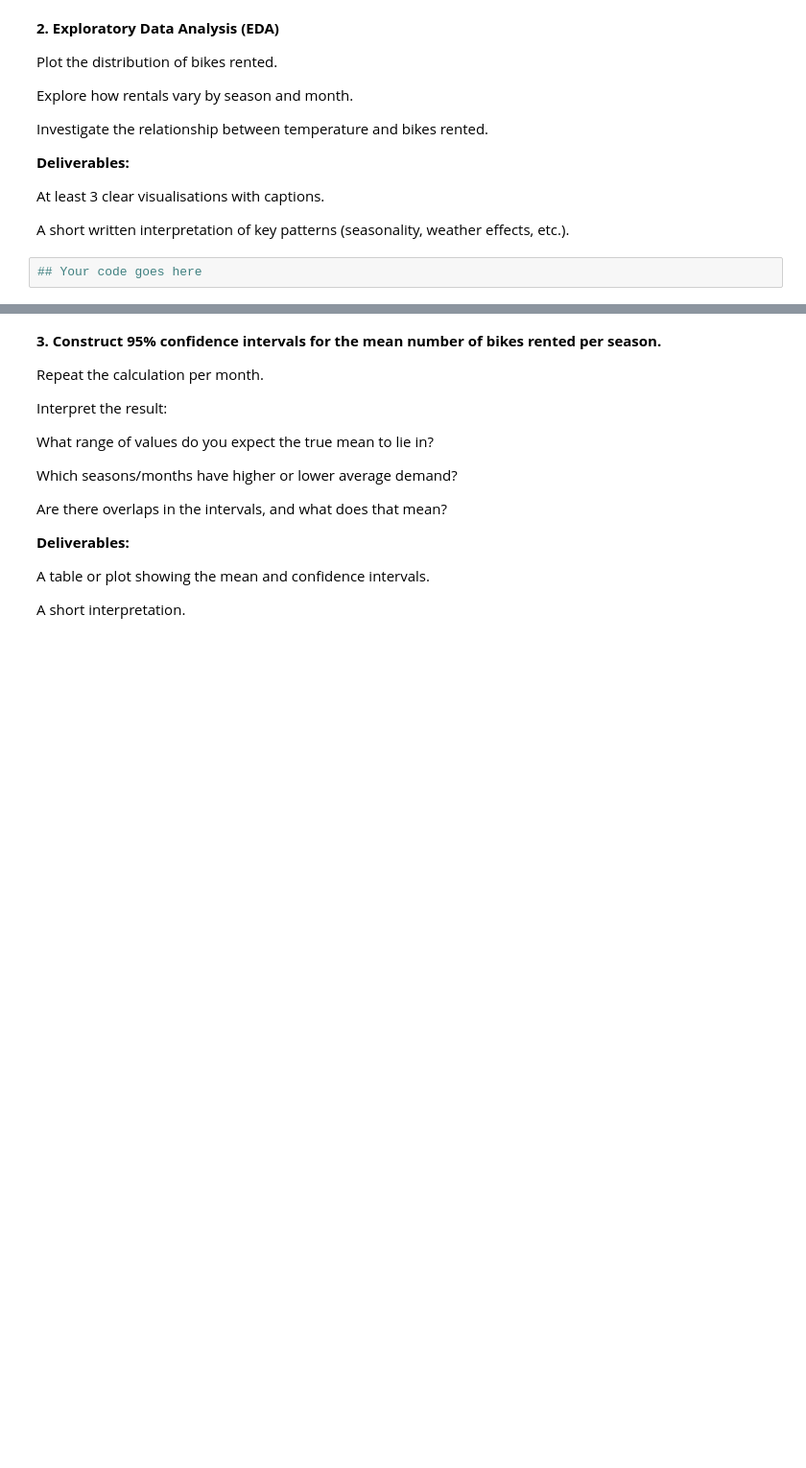
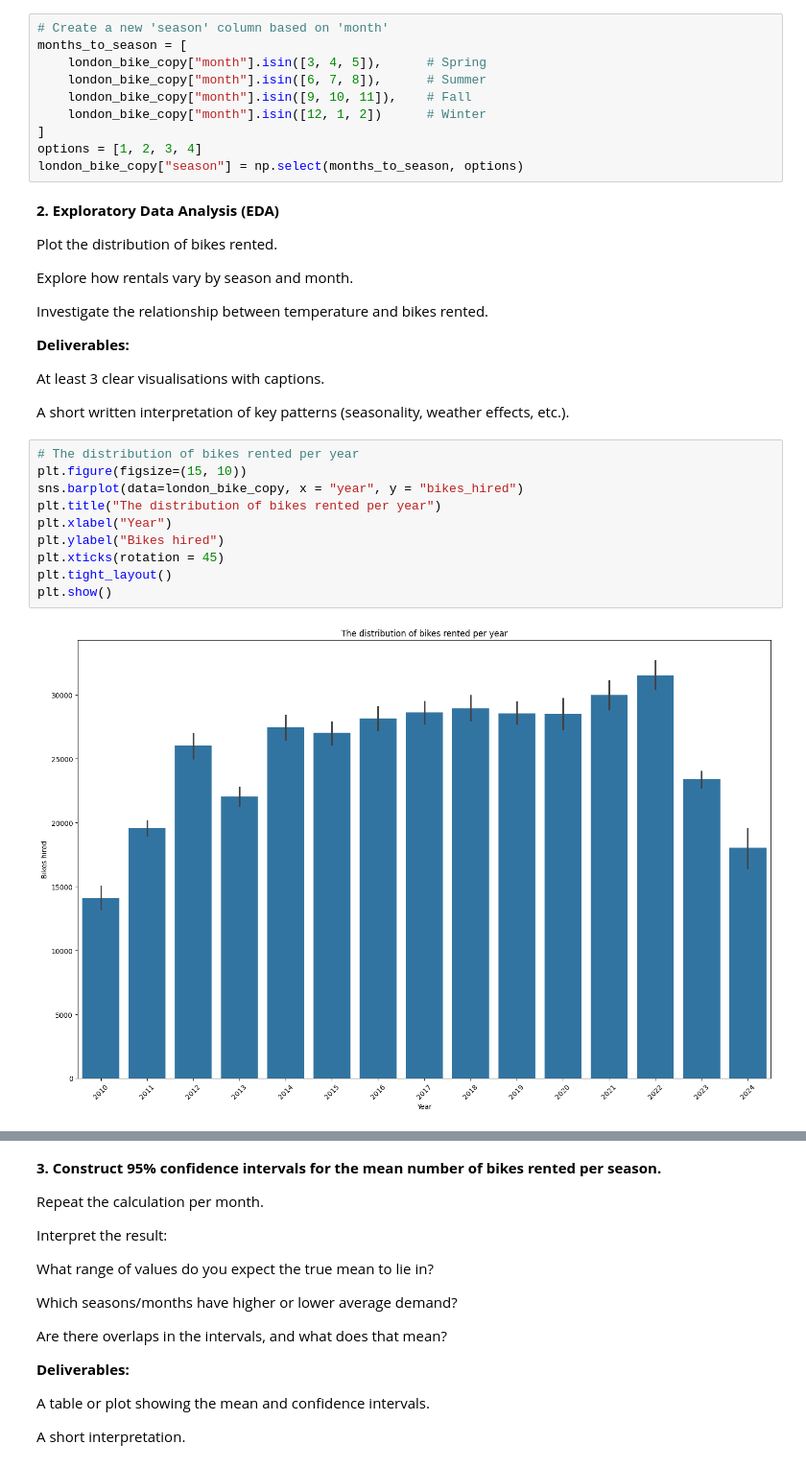
Before and after one commit to VitosTamas271/Analytics-through-coding-in-class, a Jupyter notebook: Session_3/Group_Project.ipynb, the cells around one changed output, grey strips where cells are left out. Shown: that part at 96% size. Cells and saved outputs as stored; diff of their text form; blank space fills up the shorter version.

```diff
--- a/Session_3/Group_Project.ipynb
+++ b/Session_3/Group_Project.ipynb
@@ -98,6 +98,16 @@ london_bike_copy["sunshine"].fillna(london_bike_copy["sunshine"].mean(), inplace
 
 # SNOW_DEPTH - where the missing values are, these are no winter months, so there were no snow, we can replace the missing values with 0.
 london_bike_copy["snow_depth"].fillna(0, inplace = True)
+# %%
+# Create a new 'season' column based on 'month'
+months_to_season = [
+    london_bike_copy["month"].isin([3, 4, 5]),      # Spring
+    london_bike_copy["month"].isin([6, 7, 8]),      # Summer
+    london_bike_copy["month"].isin([9, 10, 11]),    # Fall
+    london_bike_copy["month"].isin([12, 1, 2])      # Winter
+]
+options = [1, 2, 3, 4]
+london_bike_copy["season"] = np.select(months_to_season, options)
 # %% [markdown]
 **2. Exploratory Data Analysis (EDA)**
 
@@ -112,5 +122,15 @@ Investigate the relationship between temperature and bikes rented.
 At least 3 clear visualisations with captions.
 
 A short written interpretation of key patterns (seasonality, weather effects, etc.).
-# %%
-## Your code goes here
+# %%
+# The distribution of bikes rented per year
+plt.figure(figsize=(15, 10))
+sns.barplot(data=london_bike_copy, x = "year", y = "bikes_hired")
+plt.title("The distribution of bikes rented per year")
+plt.xlabel("Year")
+plt.ylabel("Bikes hired")
+plt.xticks(rotation = 45)
+plt.tight_layout()
+plt.show()
+# %% [output]
+[figure, added]
```
Also changed, not shown: parts of 2 cells of this notebook.
